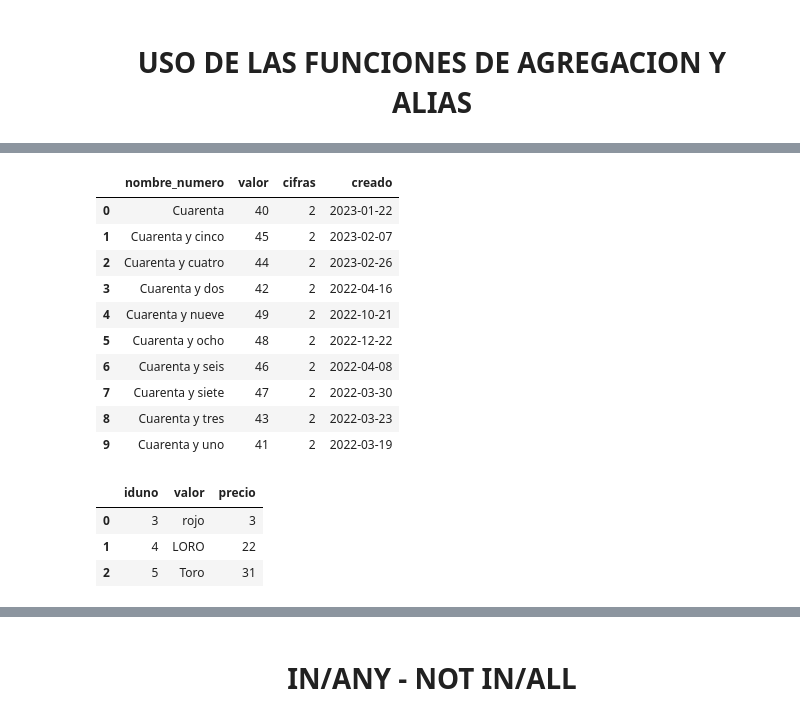
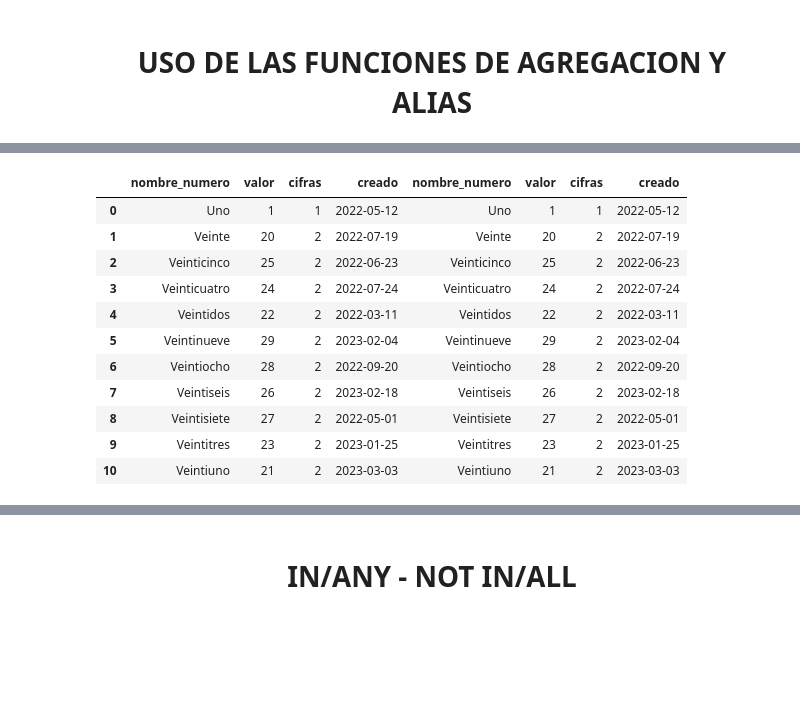
Before and after one commit to JorgeCardona/skills, a Jupyter notebook: Python/DB/SQL_DML.ipynb, the cells around one changed output, grey strips where cells are left out. Drawn from its saved outputs; the diff is of its cells as text; code cells hidden in the pictures; blank space fills up the shorter version.

```diff
--- a/Python/DB/SQL_DML.ipynb
+++ b/Python/DB/SQL_DML.ipynb
@@ -37,0 +134,16 @@ db_connection.__dict__
+# %%
+import pandas as pd
+pd.set_option('display.max_colwidth', None)
+
+
+from sqlalchemy import create_engine
+
+query = """
+SELECT version();
+"""
+postgres_data = pd.read_sql(query, con=postgres)
+mysql_data = pd.read_sql(query, con=mysql)
+
+
+pd.DataFrame({'postgres':[postgres_data],
+              'mysql':[mysql_data]})
@@ -192,31 +736,43 @@ pd.read_sql(text(query), con=db_connection)
 # %%
 query = """
 SELECT *
 FROM numeros
-WHERE nombre_numero LIKE 'cuar%'
+WHERE nombre_numero NOT ILIKE 'c%'
+    AND nombre_numero NOT ILIKE'd%'
+    AND nombre_numero NOT ILIKE 't%'
+    AND nombre_numero NOT ILIKE 'q%'
+    AND nombre_numero NOT ILIKE 's%'
+    AND nombre_numero NOT ILIKE 'o%'
+    AND nombre_numero NOT ILIKE 'n%'
+    AND nombre_numero NOT ILIKE 'm%'
 """
-pd.read_sql(text(query), con=db_connection)
+postgres_data = pd.read_sql(text(query), con=postgres)
+
+query = """
+SELECT *
+FROM numeros
+WHERE nombre_numero NOT LIKE 'c%'
+    AND nombre_numero NOT LIKE'd%'
+    AND nombre_numero NOT LIKE 't%'
+    AND nombre_numero NOT LIKE 'q%'
+    AND nombre_numero NOT LIKE 's%'
+    AND nombre_numero NOT LIKE 'o%'
+    AND nombre_numero NOT LIKE 'n%'
+    AND nombre_numero NOT LIKE 'm%'
+"""
+mysql_data = pd.read_sql(text(query), con=mysql)
+
+pd.concat([postgres_data,mysql_data], axis=1)
 # %% [output]
-|  | nombre_numero | valor | cifras | creado |
-| 0 | Cuarenta | 40 | 2 | 2023-01-22 |
-| 1 | Cuarenta y cinco | 45 | 2 | 2023-02-07 |
-| 2 | Cuarenta y cuatro | 44 | 2 | 2023-02-26 |
-| 3 | Cuarenta y dos | 42 | 2 | 2022-04-16 |
-| 4 | Cuarenta y nueve | 49 | 2 | 2022-10-21 |
-| 5 | Cuarenta y ocho | 48 | 2 | 2022-12-22 |
-| 6 | Cuarenta y seis | 46 | 2 | 2022-04-08 |
-| 7 | Cuarenta y siete | 47 | 2 | 2022-03-30 |
-| 8 | Cuarenta y tres | 43 | 2 | 2022-03-23 |
-| 9 | Cuarenta y uno | 41 | 2 | 2022-03-19 |
+|  | nombre_numero | valor | cifras | creado | nombre_numero | valor | cifras | creado |
+| 0 | Uno | 1 | 1 | 2022-05-12 | Uno | 1 | 1 | 2022-05-12 |
+| 1 | Veinte | 20 | 2 | 2022-07-19 | Veinte | 20 | 2 | 2022-07-19 |
+| 2 | Veinticinco | 25 | 2 | 2022-06-23 | Veinticinco | 25 | 2 | 2022-06-23 |
+| 3 | Veinticuatro | 24 | 2 | 2022-07-24 | Veinticuatro | 24 | 2 | 2022-07-24 |
+| 4 | Veintidos | 22 | 2 | 2022-03-11 | Veintidos | 22 | 2 | 2022-03-11 |
+| 5 | Veintinueve | 29 | 2 | 2023-02-04 | Veintinueve | 29 | 2 | 2023-02-04 |
+| 6 | Veintiocho | 28 | 2 | 2022-09-20 | Veintiocho | 28 | 2 | 2022-09-20 |
+| 7 | Veintiseis | 26 | 2 | 2023-02-18 | Veintiseis | 26 | 2 | 2023-02-18 |
+| 8 | Veintisiete | 27 | 2 | 2022-05-01 | Veintisiete | 27 | 2 | 2022-05-01 |
+| 9 | Veintitres | 23 | 2 | 2023-01-25 | Veintitres | 23 | 2 | 2023-01-25 |
+| 10 | Veintiuno | 21 | 2 | 2023-03-03 | Veintiuno | 21 | 2 | 2023-03-03 |
-# %%
-query = """
-SELECT *
-FROM uno
-WHERE valor LIKE '_o_o%'
-"""
-pd.read_sql(text(query), con=db_connection)
-# %% [output]
-|  | iduno | valor | precio |
-| 0 | 3 | rojo | 3 |
-| 1 | 4 | LORO | 22 |
-| 2 | 5 | Toro | 31 |
```
Also changed, not shown: parts of 129 cells of this notebook.
